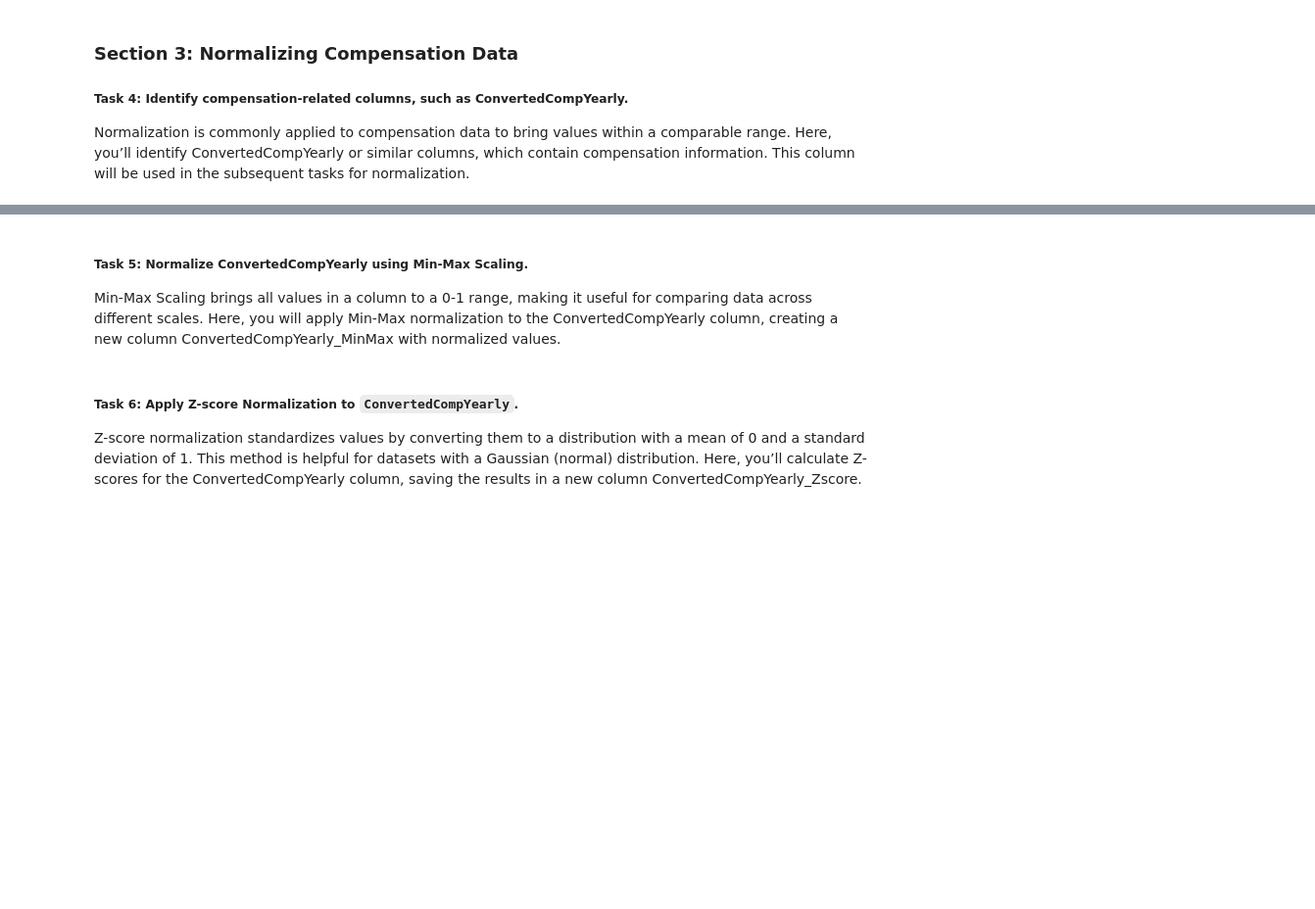
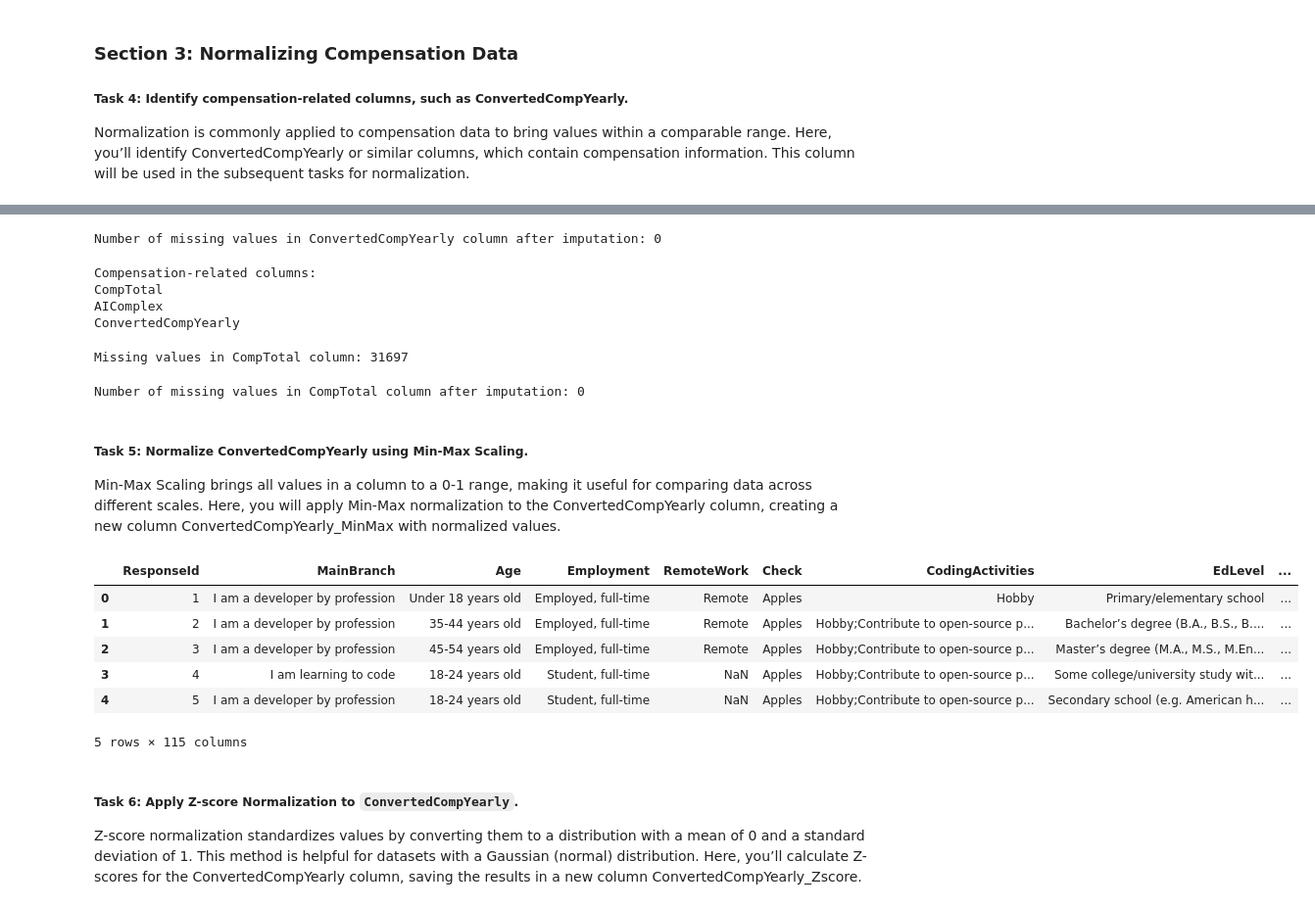
Before and after one commit to jad3ch3n/ibm-data-analyst-professional-certification, a Jupyter notebook: C9-IBM Data Analyst Capstone Project/c9lab10-normalizing-data.ipynb, the cells around one changed output, grey strips where cells are left out. Shown at 98% size. Drawn from its saved outputs; the diff is of its cells as text; code cells hidden in the pictures; blank space fills up the shorter version.

```diff
--- a/C9-IBM Data Analyst Capstone Project/c9lab10-normalizing-data.ipynb
+++ b/C9-IBM Data Analyst Capstone Project/c9lab10-normalizing-data.ipynb
@@ -57,0 +74,5 @@ print(df.head())
+# %%
+# Remove duplicate rows duplicate_rows
+df.duplicated(subset=['ResponseId'])
+df.drop_duplicates(subset=['ResponseId'], inplace=True)
+df.shape
@@ -66,0 +96,4 @@ print(df.head())
+# %%
+# Inpute missing values in CodingActivities column with forward fill method
+df['CodingActivities'] = df['CodingActivities'].ffill()
+print(f"Number of missing values in CodingActivities column after imputation: {df['CodingActivities'].isnull().sum()}")
@@ -75,3 +113,28 @@ Normalization is commonly applied to compensation data to bring values within a
+# %%
+df['ConvertedCompYearly'] = df['ConvertedCompYearly'].fillna(df['ConvertedCompYearly'].median())
+print(f"Number of missing values in ConvertedCompYearly column after imputation: {df['ConvertedCompYearly'].isnull().sum()}")
+# %% [output]
+Number of missing values in ConvertedCompYearly column after imputation: 0
+# %%
+compensation_columns = [col for col in df.columns if 'comp' in col.lower()]
+print("Compensation-related columns:")
+for col in compensation_columns:
+    print(col)
+# %% [output]
+Compensation-related columns:
+CompTotal
+AIComplex
+ConvertedCompYearly
+# %%
+missing_CompTotal = df['CompTotal'].isnull().sum()
+print(f"Missing values in CompTotal column: {missing_CompTotal}")
+# %% [output]
+Missing values in CompTotal column: 31697
+# %%
+df['CompTotal'] = df['CompTotal'].fillna(df['CompTotal'].median())
+print(f"Number of missing values in CompTotal column after imputation: {df['CompTotal'].isnull().sum()}")
+# %% [output]
+Number of missing values in CompTotal column after imputation: 0
 # %% [markdown]
 ##### Task 5: Normalize ConvertedCompYearly using Min-Max Scaling.
 Min-Max Scaling brings all values in a column to a 0-1 range, making it useful for comparing data across different scales. Here, you will apply Min-Max normalization to the ConvertedCompYearly column, creating a new column ConvertedCompYearly_MinMax with normalized values.
@@ -80,3 +141,15 @@ Min-Max Scaling brings all values in a column to a 0-1 range, making it useful f
+# %%
+# Normalize the ConvertedCompYearly column using Min-Max scaling
+df['ConvertedCompYearly_MinMax'] = (df['ConvertedCompYearly'] - df['ConvertedCompYearly'].min()) / (df['ConvertedCompYearly'].max() - df['ConvertedCompYearly'].min())
+df.head()
+# %% [output]
+|  | ResponseId | MainBranch | Age | Employment | RemoteWork | Check | CodingActivities | EdLevel | ... |
+| 0 | 1 | I am a developer by profession | Under 18 years old | Employed, full-time | Remote | Apples | Hobby | Primary/elementary school | ... |
+| 1 | 2 | I am a developer by profession | 35-44 years old | Employed, full-time | Remote | Apples | Hobby;Contribute to open-source p... | Bachelor’s degree (B.A., B.S., B.... | ... |
+| 2 | 3 | I am a developer by profession | 45-54 years old | Employed, full-time | Remote | Apples | Hobby;Contribute to open-source p... | Master’s degree (M.A., M.S., M.En... | ... |
+| 3 | 4 | I am learning to code | 18-24 years old | Student, full-time | NaN | Apples | Hobby;Contribute to open-source p... | Some college/university study wit... | ... |
+| 4 | 5 | I am a developer by profession | 18-24 years old | Student, full-time | NaN | Apples | Hobby;Contribute to open-source p... | Secondary school (e.g. American h... | ... |
+5 rows × 115 columns
 # %% [markdown]
 ##### Task 6: Apply Z-score Normalization to `ConvertedCompYearly`.
 
```
Also changed, not shown: parts of 17 cells of this notebook, 2 other files.
